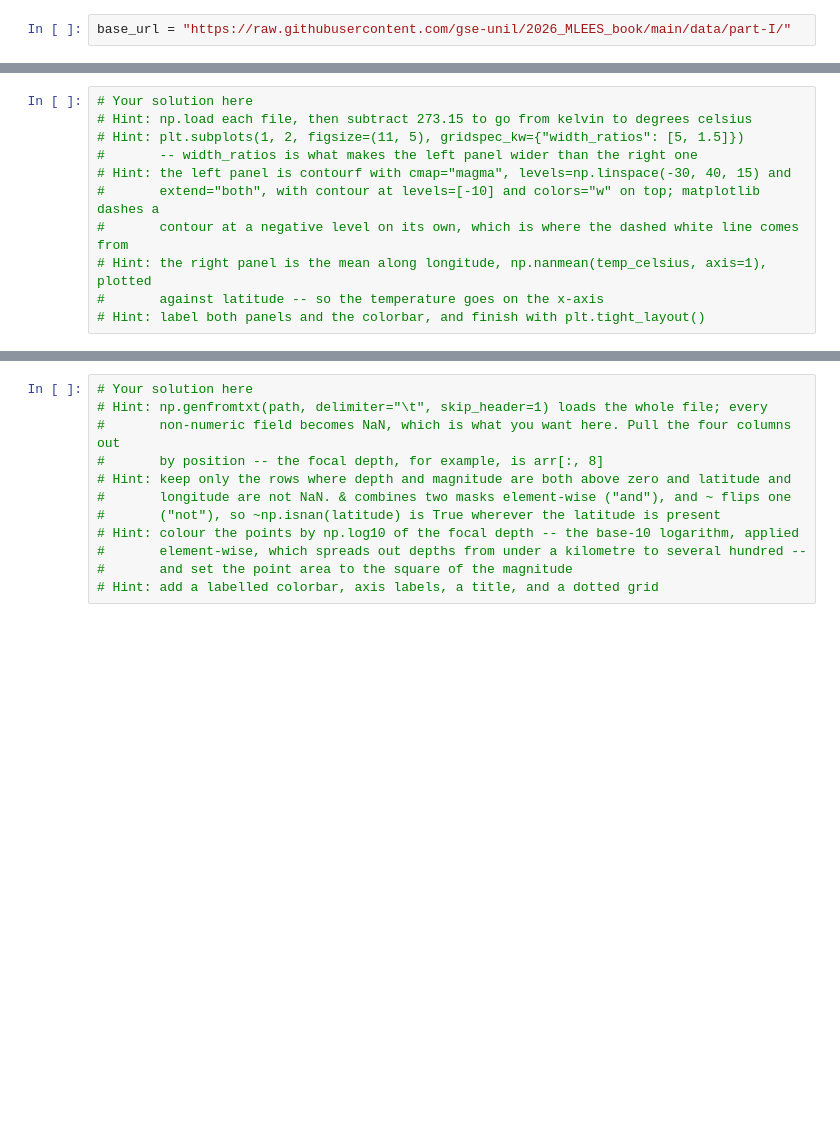
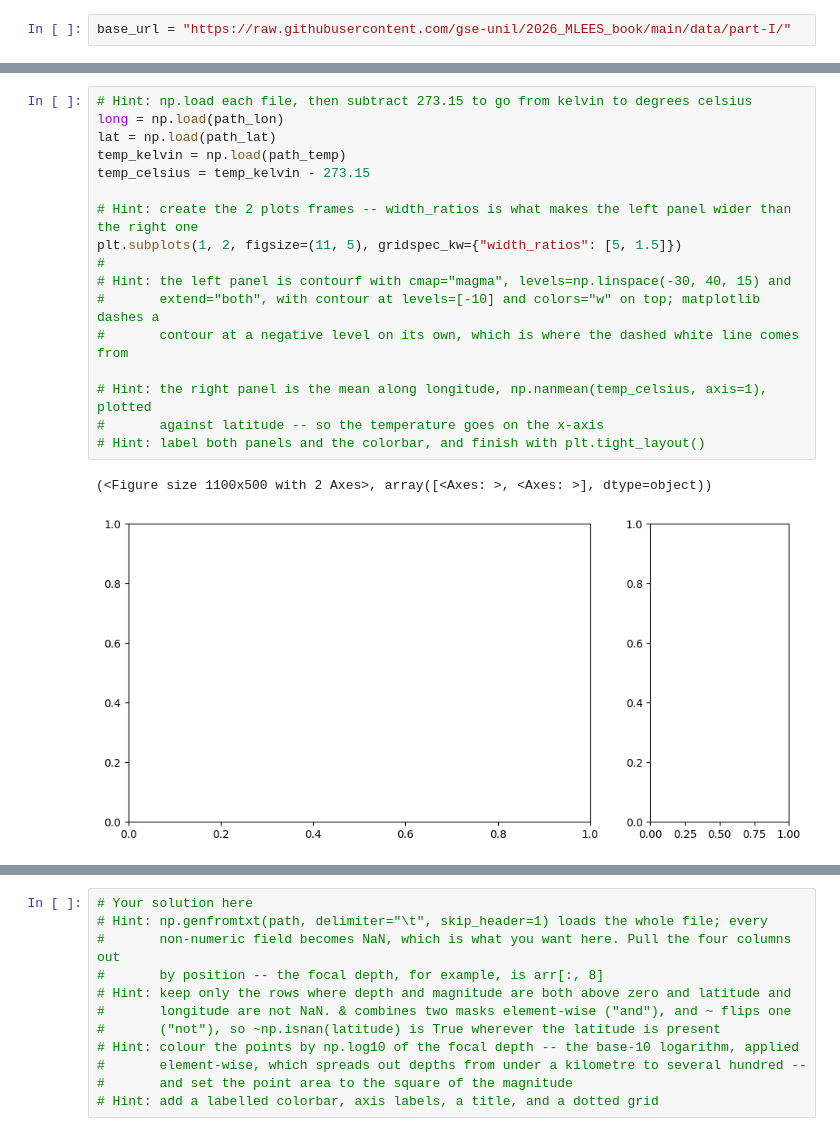
Before and after one commit to Anialuchi/2026_Intro_Python, a Jupyter notebook: 1.4-matplotlib-and-xarray-environmental-exercises.ipynb, the cells around one changed output, grey strips where cells are left out. Cells and saved outputs as stored; diff of their text form; blank space fills up the shorter version.

```diff
--- a/1.4-matplotlib-and-xarray-environmental-exercises.ipynb
+++ b/1.4-matplotlib-and-xarray-environmental-exercises.ipynb
@@ -156,14 +158,23 @@ path_temp = pooch.retrieve(
 # %%
-# Your solution here
 # Hint: np.load each file, then subtract 273.15 to go from kelvin to degrees celsius
-# Hint: plt.subplots(1, 2, figsize=(11, 5), gridspec_kw={"width_ratios": [5, 1.5]})
-#       -- width_ratios is what makes the left panel wider than the right one
+long = np.load(path_lon)
+lat = np.load(path_lat)
+temp_kelvin = np.load(path_temp)
+temp_celsius = temp_kelvin - 273.15
+
+# Hint: create the 2 plots frames -- width_ratios is what makes the left panel wider than the right one
+plt.subplots(1, 2, figsize=(11, 5), gridspec_kw={"width_ratios": [5, 1.5]})
+#
 # Hint: the left panel is contourf with cmap="magma", levels=np.linspace(-30, 40, 15) and
 #       extend="both", with contour at levels=[-10] and colors="w" on top; matplotlib dashes a
 #       contour at a negative level on its own, which is where the dashed white line comes from
+
 # Hint: the right panel is the mean along longitude, np.nanmean(temp_celsius, axis=1), plotted
 #       against latitude -- so the temperature goes on the x-axis
 # Hint: label both panels and the colorbar, and finish with plt.tight_layout()
+# %% [output]
+(<Figure size 1100x500 with 2 Axes>, array([<Axes: >, <Axes: >], dtype=object))
+[figure, added]
 # %% [markdown]
 ## Exercise 3: Historic significant earthquakes
 
```
Also changed, not shown: parts of 5 cells of this notebook.
